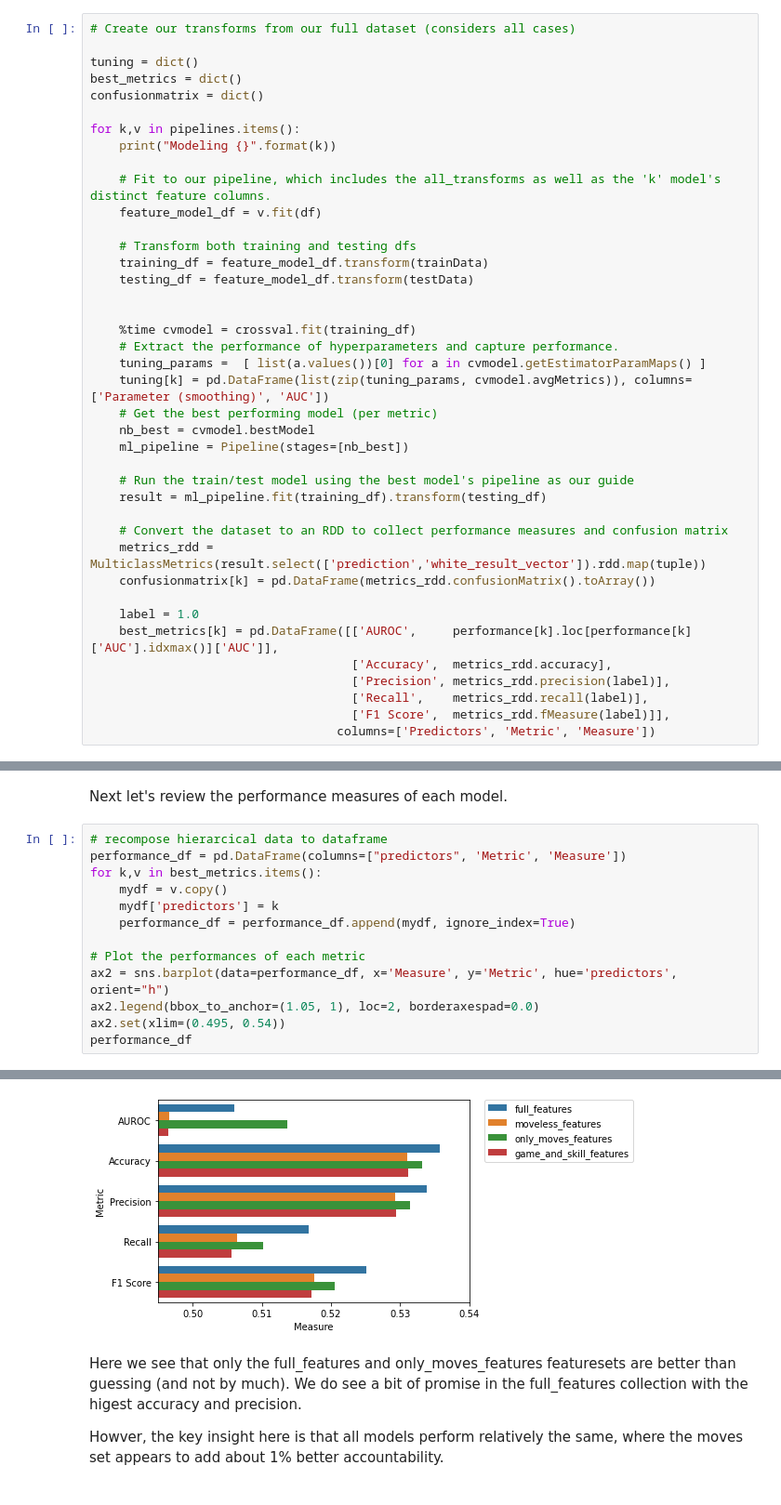
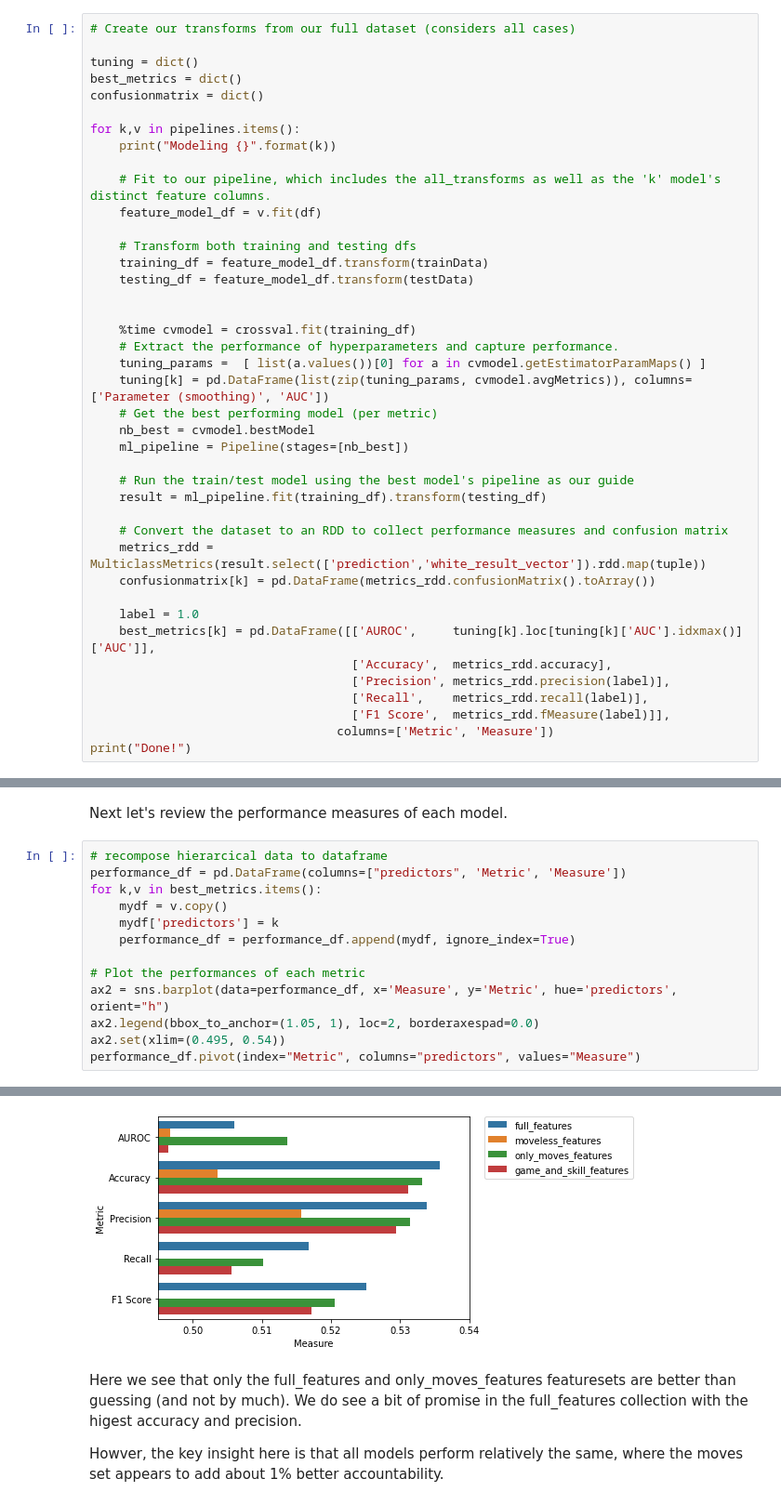
Before and after one commit to uva-ds5110-fa21-g10/semester-project, a Jupyter notebook: code/model/experiment-02/01-naivebayes.ipynb, the cells around one changed output, grey strips where cells are left out. Shown: that part at 93% size. Drawn from its saved outputs; the diff is of its cells as text.

```diff
--- a/code/model/experiment-02/01-naivebayes.ipynb
+++ b/code/model/experiment-02/01-naivebayes.ipynb
@@ -174,11 +174,12 @@ for k,v in pipelines.items():
     confusionmatrix[k] = pd.DataFrame(metrics_rdd.confusionMatrix().toArray())
 
     label = 1.0
-    best_metrics[k] = pd.DataFrame([['AUROC',     performance[k].loc[performance[k]['AUC'].idxmax()]['AUC']],
+    best_metrics[k] = pd.DataFrame([['AUROC',     tuning[k].loc[tuning[k]['AUC'].idxmax()]['AUC']],
                                     ['Accuracy',  metrics_rdd.accuracy],
                                     ['Precision', metrics_rdd.precision(label)],
                                     ['Recall',    metrics_rdd.recall(label)],
                                     ['F1 Score',  metrics_rdd.fMeasure(label)]],
-                                  columns=['Predictors', 'Metric', 'Measure'])
+                                  columns=['Metric', 'Measure'])
+print("Done!")
 # %% [output]
 Modeling full_features
@@ -243,5 +235,5 @@ for k,v in best_metrics.items():
 ax2 = sns.barplot(data=performance_df, x='Measure', y='Metric', hue='predictors', orient="h")
 ax2.legend(bbox_to_anchor=(1.05, 1), loc=2, borderaxespad=0.0)
 ax2.set(xlim=(0.495, 0.54))
-performance_df
+performance_df.pivot(index="Metric", columns="predictors", values="Measure")
 # %% [output]
@@ -265,4 +247,4 @@ performance_df
-[figure, old version]
+[figure, new version]
 # %% [markdown]
 Here we see that only the full_features and only_moves_features featuresets are better than guessing (and not by much).
 We do see a bit of promise in the full_features collection with the higest accuracy and precision.
```
Also changed, not shown: parts of 4 cells of this notebook.
